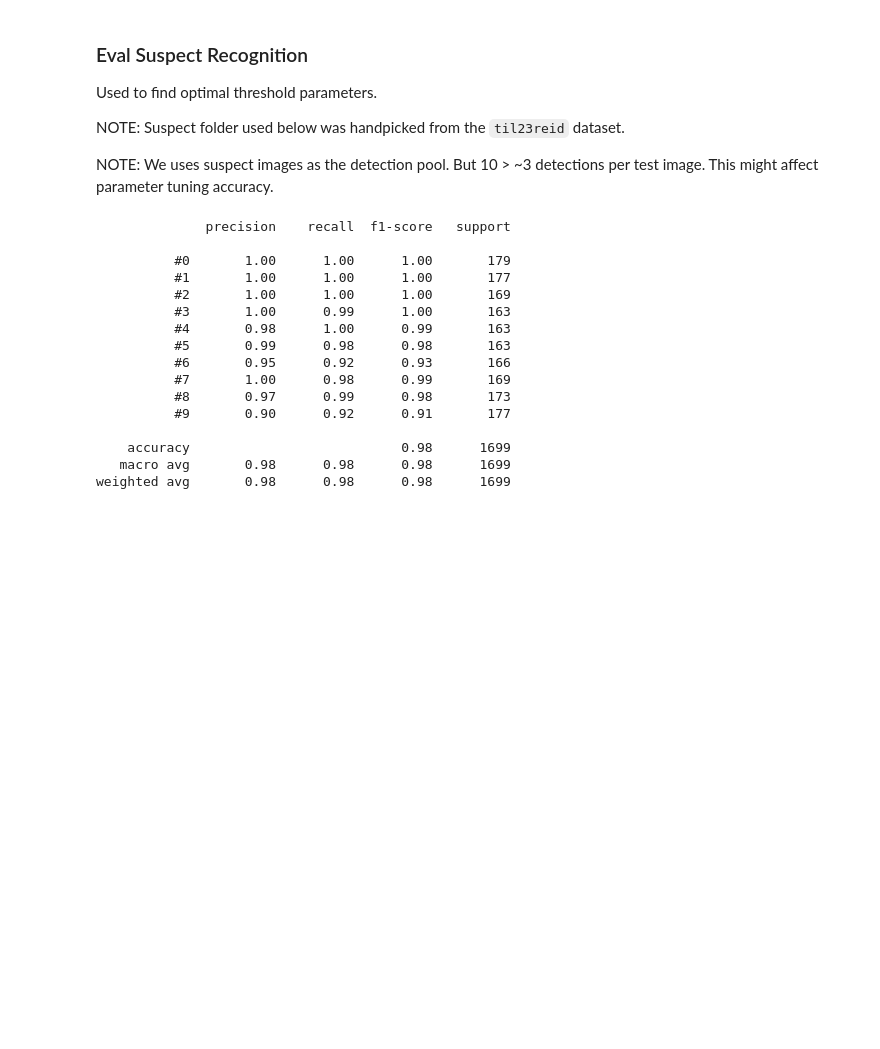
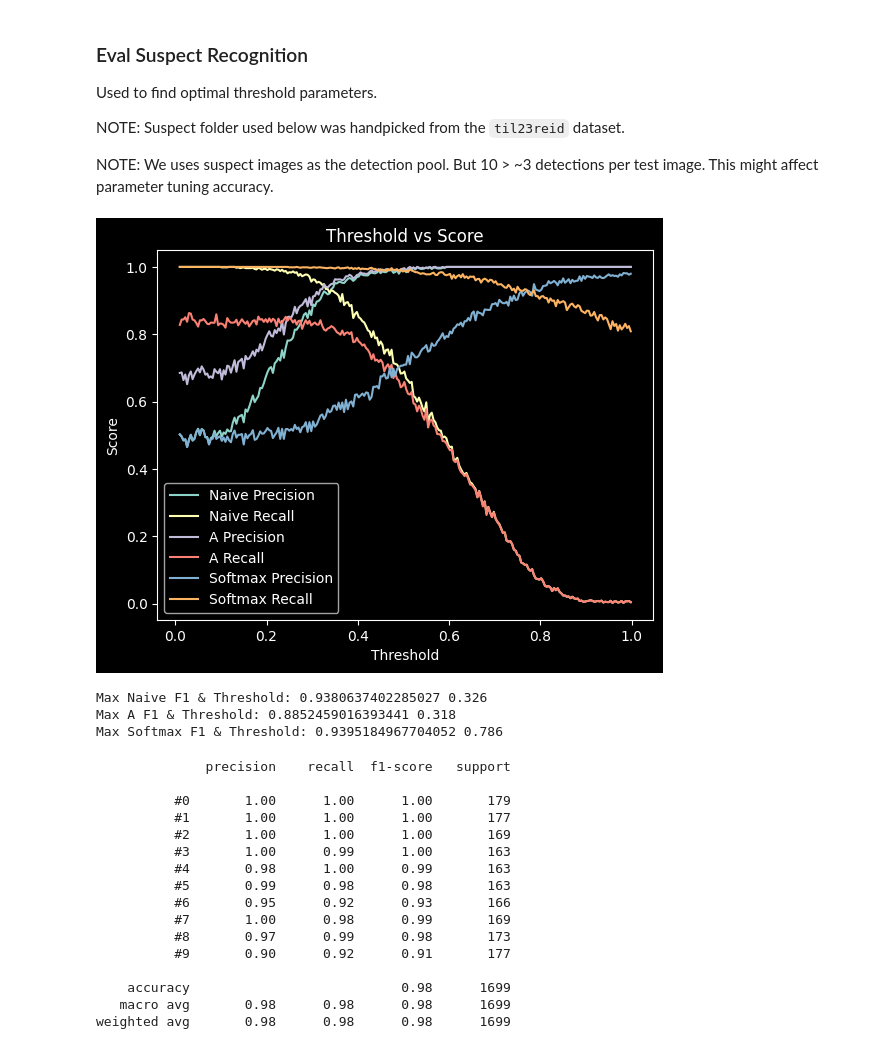
Before and after one commit to BRIANWACK/til-23-cv, a Jupyter notebook: notebooks/data.ipynb, the cells around one changed output. Cells and saved outputs as stored; diff of their text form; code cells hidden in the pictures; blank space fills up the shorter version.

Commit message:
refactor, test softmax thres

```diff
--- a/notebooks/data.ipynb
+++ b/notebooks/data.ipynb
@@ -272,34 +204,55 @@ def evaluate_threshold_function(func, x_axis, suspect_dropout, ds=imds):
 # %%
+from scipy.special import softmax
+
 # Compare PR curves for different threshold functions and tune other threshold params.
 suspect_dropout = 0.5 # Adversarial case where many images have no suspect.
-x_axis = np.arange(0.0, 1.0, 0.01)
+x_axis = np.arange(0.01, 1.0, 0.004)
 
-cos_func = lambda logits, thres: np.argmax(logits) if np.max(logits) > thres else -1
+evaluate = partial(
+    evaluate_threshold_function,
+    ds=imds,
+    sus_cls=sus_cls,
+    x_axis=x_axis,
+    suspect_dropout=suspect_dropout,
+)
+
+naive_thres = lambda x, t: np.argmax(x) if np.max(x) > t else -1
 # Can also vary `vote_thres` and 10*`sd_thres` instead of `accept_thres`.
-# NOTE: Below are optimal (based on val set) after tuning.
-a_func = lambda logits, thres: thres_strategy_A(logits, thres, 0.37, 4.4)
+a_thres = lambda x, t: thres_strategy_A(x, 1.0, t, 4.4)
+softmax_thres = lambda x, t: np.argmax(y) if np.max(y := softmax(x/t)) > 1.4/len(x) else -1
 
-cos_res = evaluate_threshold_function(cos_func, x_axis, suspect_dropout)
-a_res = evaluate_threshold_function(a_func, x_axis, suspect_dropout)
+naive_res: tuple = evaluate(func=naive_thres) # type: ignore
+a_res: tuple = evaluate(func=a_thres) # type: ignore
+softmax_res: tuple = evaluate(func=softmax_thres) # type: ignore
 # %%
 # %matplotlib widget
 # Plot comparison.
 fig, ax = plt.subplots()
-# ax.plot(x_axis, cos_res[1], label="Cos Precision")
-# ax.plot(x_axis, cos_res[2], label="Cos Recall")
-# ax.plot(x_axis, cos_res[0], label="Cos Accuracy")
-ax.plot(x_axis, cos_res[3], label="Cos F1")
-# ax.plot(x_axis, a_res[1], label="A Precision")
-# ax.plot(x_axis, a_res[2], label="A Recall")
+ax.plot(x_axis, naive_res[1], label="Naive Precision")
+ax.plot(x_axis, naive_res[2], label="Naive Recall")
+# ax.plot(x_axis, naive_res[0], label="Naive Accuracy")
+# ax.plot(x_axis, naive_res[3], label="Naive F1")
+ax.plot(x_axis, a_res[1], label="A Precision")
+ax.plot(x_axis, a_res[2], label="A Recall")
 # ax.plot(x_axis, a_res[0], label="A Accuracy")
-ax.plot(x_axis, a_res[3], label="A F1")
+# ax.plot(x_axis, a_res[3], label="A F1")
+ax.plot(x_axis, softmax_res[1], label="Softmax Precision")
+ax.plot(x_axis, softmax_res[2], label="Softmax Recall")
+# ax.plot(x_axis, softmax_res[0], label="Softmax Accuracy")
+# ax.plot(x_axis, softmax_res[3], label="Softmax F1")
 ax.set_xlabel("Threshold")
 ax.set_ylabel("Score")
 ax.set_title("Threshold vs Score")
 ax.legend()
 plt.show()
-print("Max Cos F1 & Threshold:", max(cos_res[3]), x_axis[np.argmax(cos_res[3])])
+print("Max Naive F1 & Threshold:", max(naive_res[3]), x_axis[np.argmax(naive_res[3])])
 print("Max A F1 & Threshold:", max(a_res[3]), x_axis[np.argmax(a_res[3])])
+print("Max Softmax F1 & Threshold:", max(softmax_res[3]), x_axis[np.argmax(softmax_res[3])])
+# %% [output]
+[figure, added]
+Max Naive F1 & Threshold: 0.9380637402285027 0.326
+Max A F1 & Threshold: 0.8852459016393441 0.318
+Max Softmax F1 & Threshold: 0.9395184967704052 0.786
 # %%
 fo.config.requirement_error_level = 1
 imds.delete_evaluations()
```
Also changed, not shown: parts of 6 cells of this notebook, 1 other file.
